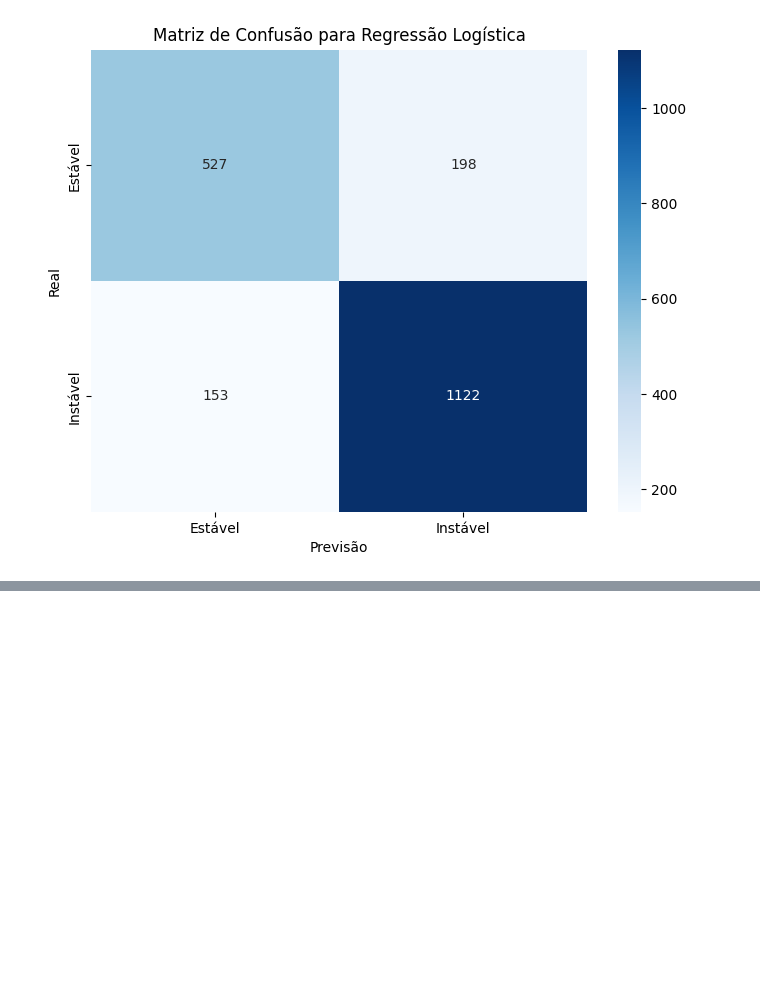
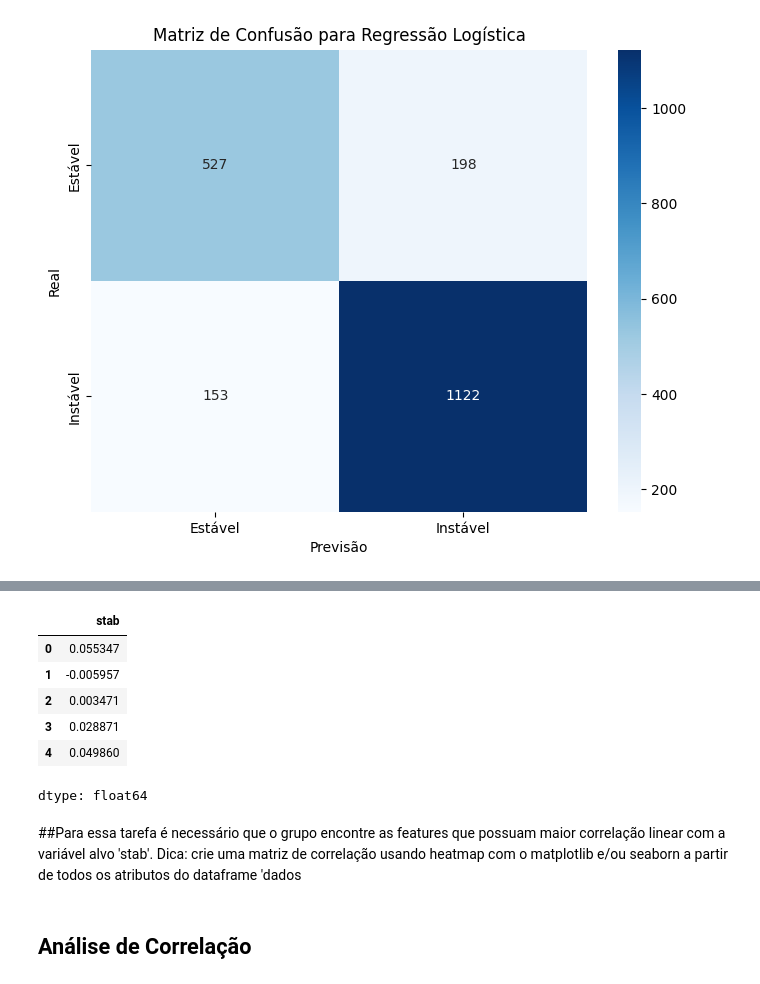
Before and after one commit to gabrielcggs/MACHINE-LEARNING-SERS, a Jupyter notebook: AULA_06_ML_ENERGIA.ipynb, the cells around one changed output, grey strips where cells are left out. Drawn from its saved outputs; the diff is of its cells as text; code cells hidden in the pictures; blank space fills up the shorter version.

```diff
--- a/AULA_06_ML_ENERGIA.ipynb
+++ b/AULA_06_ML_ENERGIA.ipynb
@@ -188,0 +220,15 @@ plt.show()
+# %%
+y = dados['stab']
+y.head()
+# %% [output]
+|  | stab |
+| 0 | 0.055347 |
+| 1 | -0.005957 |
+| 2 | 0.003471 |
+| 3 | 0.028871 |
+| 4 | 0.049860 |
+dtype: float64
+# %% [markdown]
+##Para essa tarefa é necessário que o grupo encontre as features que possuam maior correlação linear com a variável alvo 'stab'. Dica: crie uma matriz de correlação usando heatmap com o matplotlib e/ou seaborn a partir de todos os atributos do dataframe 'dados
+# %% [markdown]
+## Análise de Correlação
```
Also changed, not shown: parts of 11 cells of this notebook.
